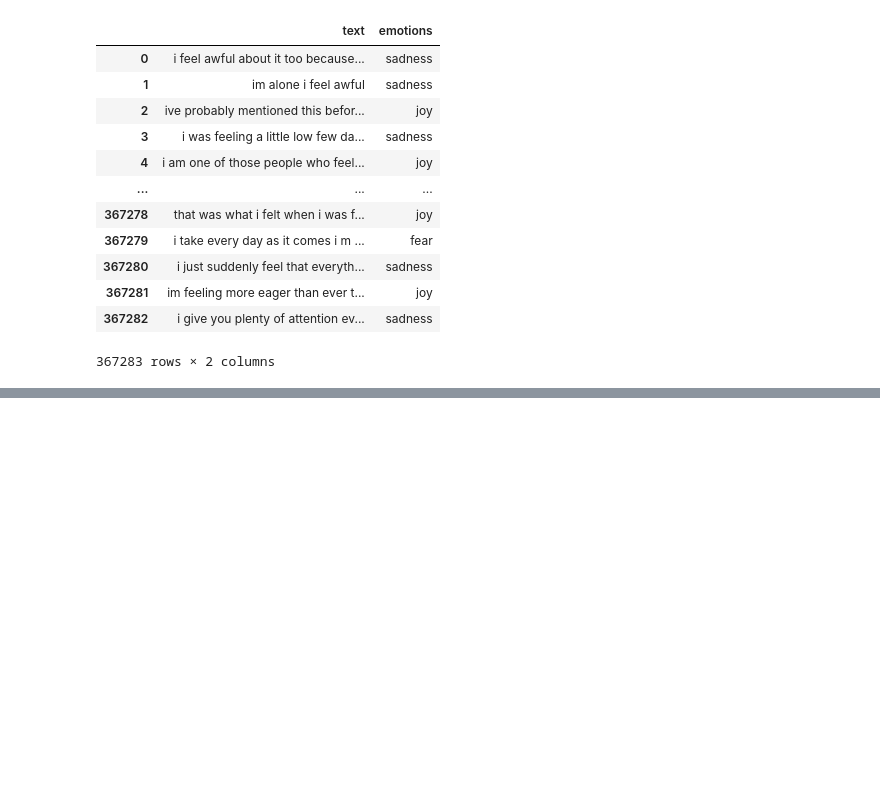
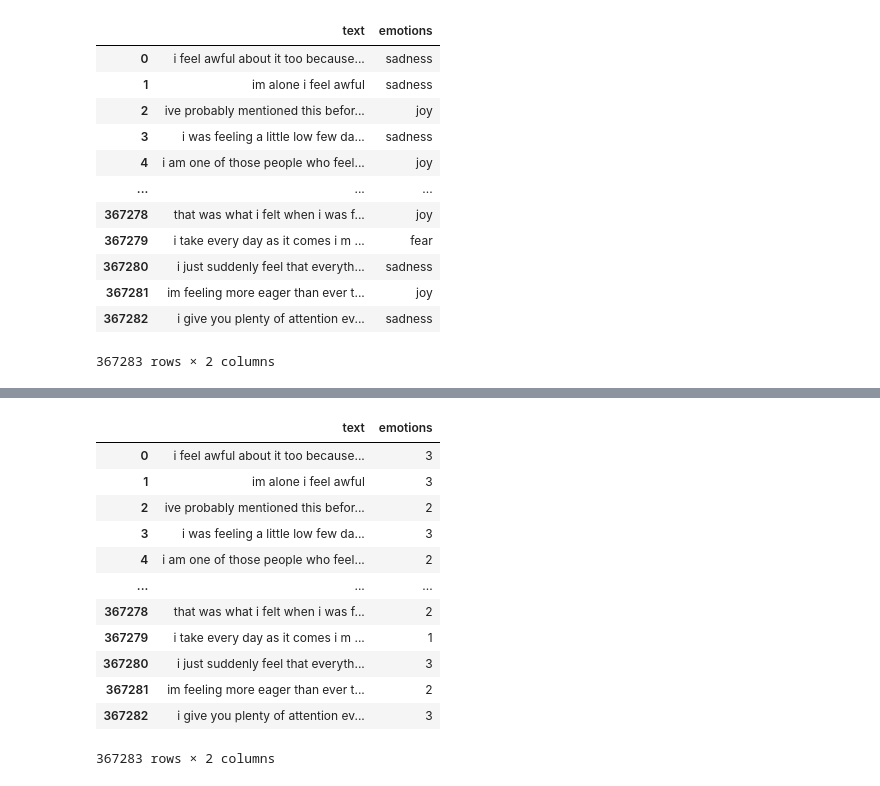
Before and after one commit to Iphled/Affective_Speech_Synthesis, a Jupyter notebook: Project/ClassificationWithBERT.ipynb, the cells around one changed output, grey strips where cells are left out. Drawn from its saved outputs; the diff is of its cells as text; code cells hidden in the pictures; blank space fills up the shorter version.

```diff
--- a/Project/ClassificationWithBERT.ipynb
+++ b/Project/ClassificationWithBERT.ipynb
@@ -174 +36,20 @@ tfhub_handle_preprocess = map_model_to_preprocess[bert_model_name]
+# %%
+import pandas as pd
+
+df = pd.read_csv("data/BERT_training_data.csv")
+df
+# %% [output]
+|  | text | emotions |
+| 0 | i feel awful about it too because... | 3 |
+| 1 | im alone i feel awful | 3 |
+| 2 | ive probably mentioned this befor... | 2 |
+| 3 | i was feeling a little low few da... | 3 |
+| 4 | i am one of those people who feel... | 2 |
+| ... | ... | ... |
+| 367278 | that was what i felt when i was f... | 2 |
+| 367279 | i take every day as it comes i m ... | 1 |
+| 367280 | i just suddenly feel that everyth... | 3 |
+| 367281 | im feeling more eager than ever t... | 2 |
+| 367282 | i give you plenty of attention ev... | 3 |
+367283 rows × 2 columns
 # %%
```
Also changed, not shown: parts of 11 cells of this notebook, 2 other files.
